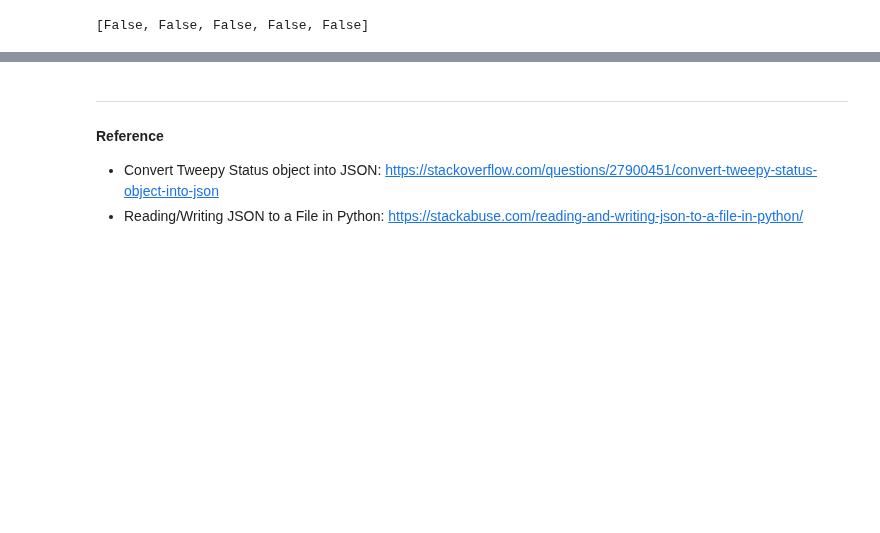
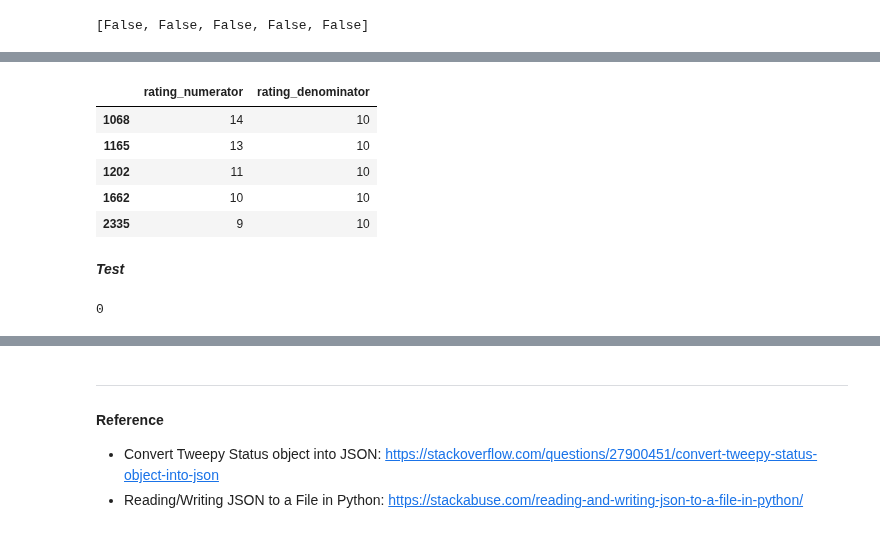
Before and after one commit to Steve-Choi/DAND, a Jupyter notebook: Wrangle-and-Analyze-Data/wrangle_act.ipynb, the cells around one changed output, grey strips where cells are left out. Saved outputs shown, nothing was run; the diff lists cells and outputs as text; code cells hidden in the pictures; blank space fills up the shorter version.

```diff
--- a/Wrangle-and-Analyze-Data/wrangle_act.ipynb
+++ b/Wrangle-and-Analyze-Data/wrangle_act.ipynb
@@ -474,0 +593,16 @@ df_arc_cp.drop(columns=cols, inplace=True)
+# %%
+# replace denominator with correct value
+df_arc_cp.loc[rating_correct.index, 'rating_denominator'] = rating_correct['rating_denominator']
+
+# similarly, correct the numerators on the fly as well
+df_arc_cp.loc[rating_correct.index, 'rating_numerator'] = rating_correct['rating_numerator']
+
+# check
+df_arc_cp.loc[rating_correct.index][['rating_numerator','rating_denominator']]
+# %% [output]
+|  | rating_numerator | rating_denominator |
+| 1068 | 14 | 10 |
+| 1165 | 13 | 10 |
+| 1202 | 11 | 10 |
+| 1662 | 10 | 10 |
+| 2335 | 9 | 10 |
@@ -474,0 +612,7 @@ df_arc_cp.drop(columns=cols, inplace=True)
+# %% [markdown]
+***Test***
+# %%
+# check if we still have denominators that are not equal to 10
+df_arc_cp.query('rating_denominator != 10').shape[0]
+# %% [output]
+0
```
Also changed, not shown: parts of 40 cells of this notebook.
